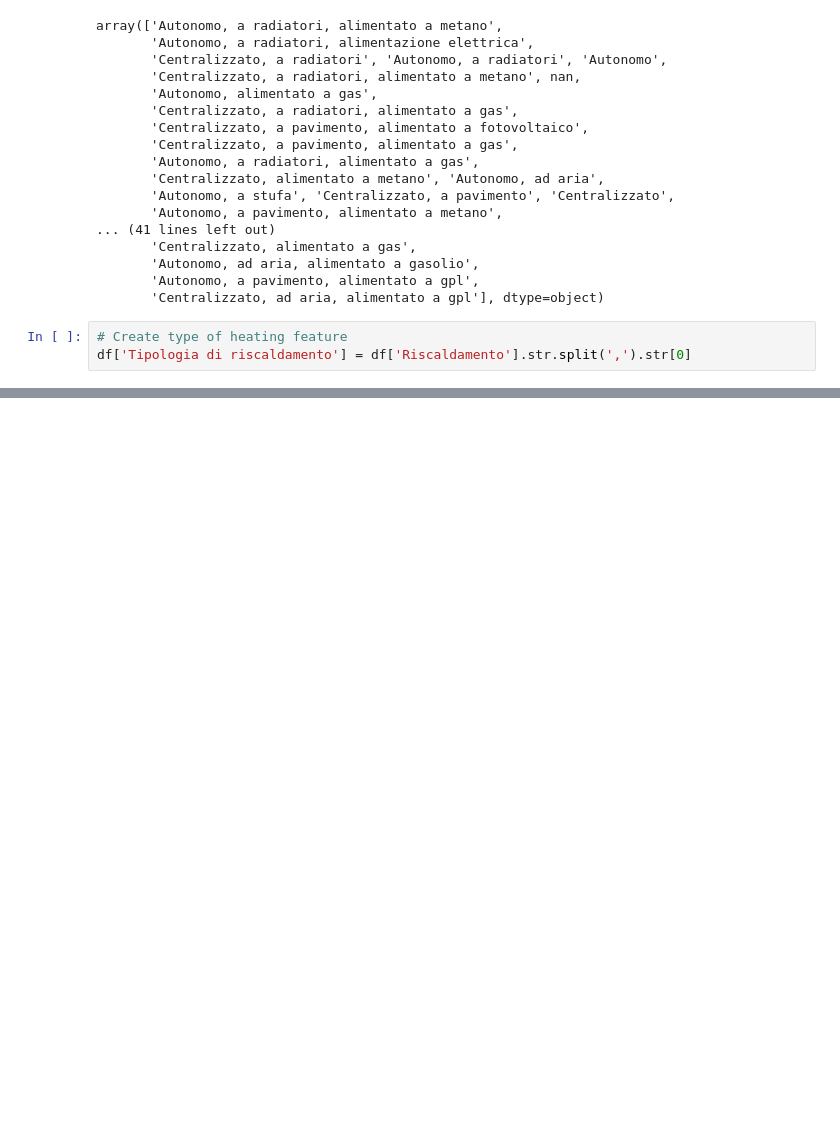
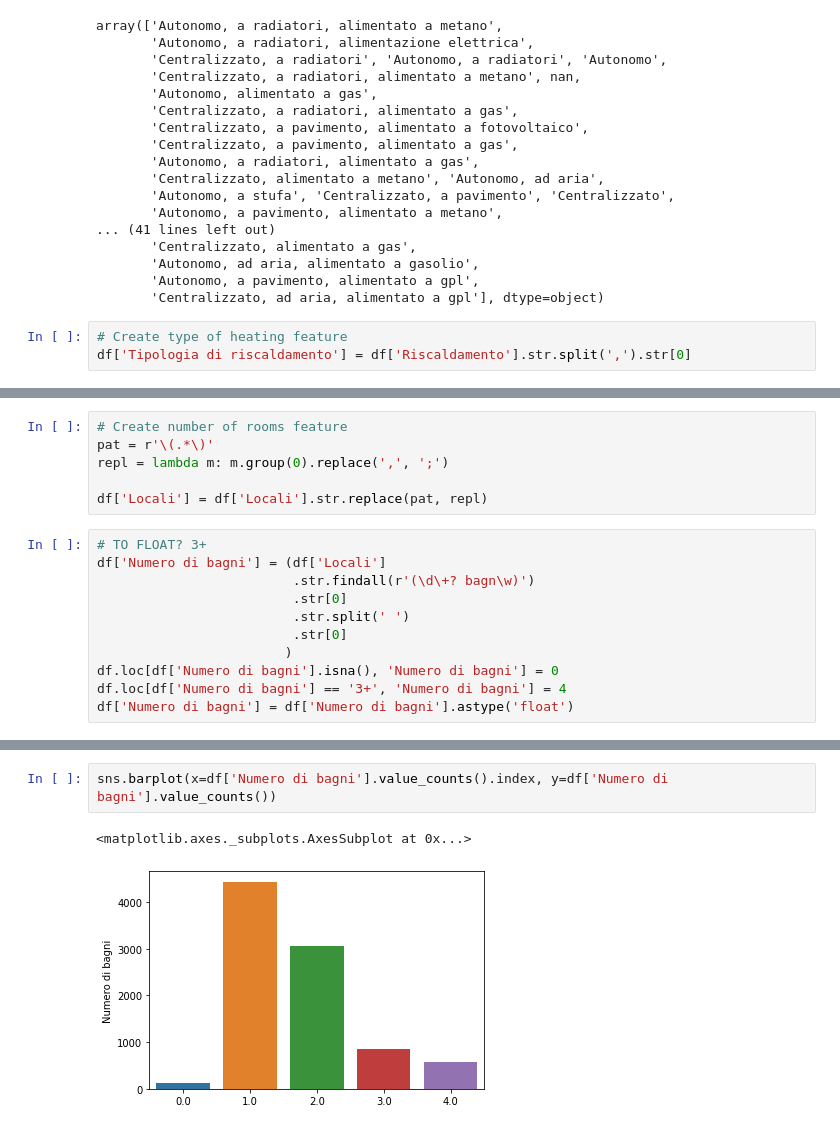
Before and after one commit to LazyEval/housing-prices-firenze, a Jupyter notebook: notebooks/1.0-LazyEval-data-cleaning.ipynb, the cells around one changed output, grey strips where cells are left out. Cells and saved outputs as stored; diff of their text form; blank space fills up the shorter version.

```diff
--- a/notebooks/1.0-LazyEval-data-cleaning.ipynb
+++ b/notebooks/1.0-LazyEval-data-cleaning.ipynb
@@ -168,0 +188,17 @@ df = df.drop_duplicates()
+# %%
+# Create number of rooms feature
+pat = r'\(.*\)'
+repl = lambda m: m.group(0).replace(',', ';')
+
+df['Locali'] = df['Locali'].str.replace(pat, repl)
+# %%
+# TO FLOAT? 3+
+df['Numero di bagni'] = (df['Locali']
+                         .str.findall(r'(\d\+? bagn\w)')
+                         .str[0]
+                         .str.split(' ')
+                         .str[0]
+                        )
+df.loc[df['Numero di bagni'].isna(), 'Numero di bagni'] = 0
+df.loc[df['Numero di bagni'] == '3+', 'Numero di bagni'] = 4
+df['Numero di bagni'] = df['Numero di bagni'].astype('float')
@@ -168,0 +214,5 @@ df = df.drop_duplicates()
+# %%
+sns.barplot(x=df['Numero di bagni'].value_counts().index, y=df['Numero di bagni'].value_counts())
+# %% [output]
+<matplotlib.axes._subplots.AxesSubplot at 0x...>
+[figure, added]
```
Also changed, not shown: parts of 30 cells of this notebook.
